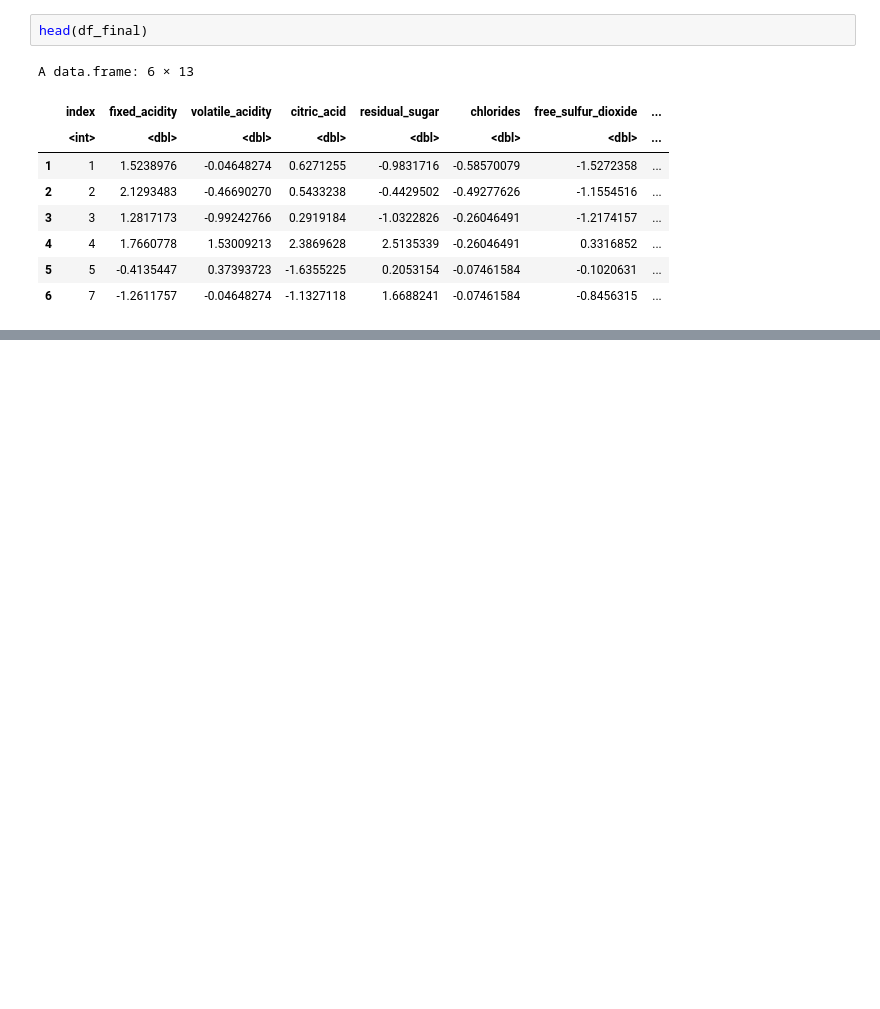
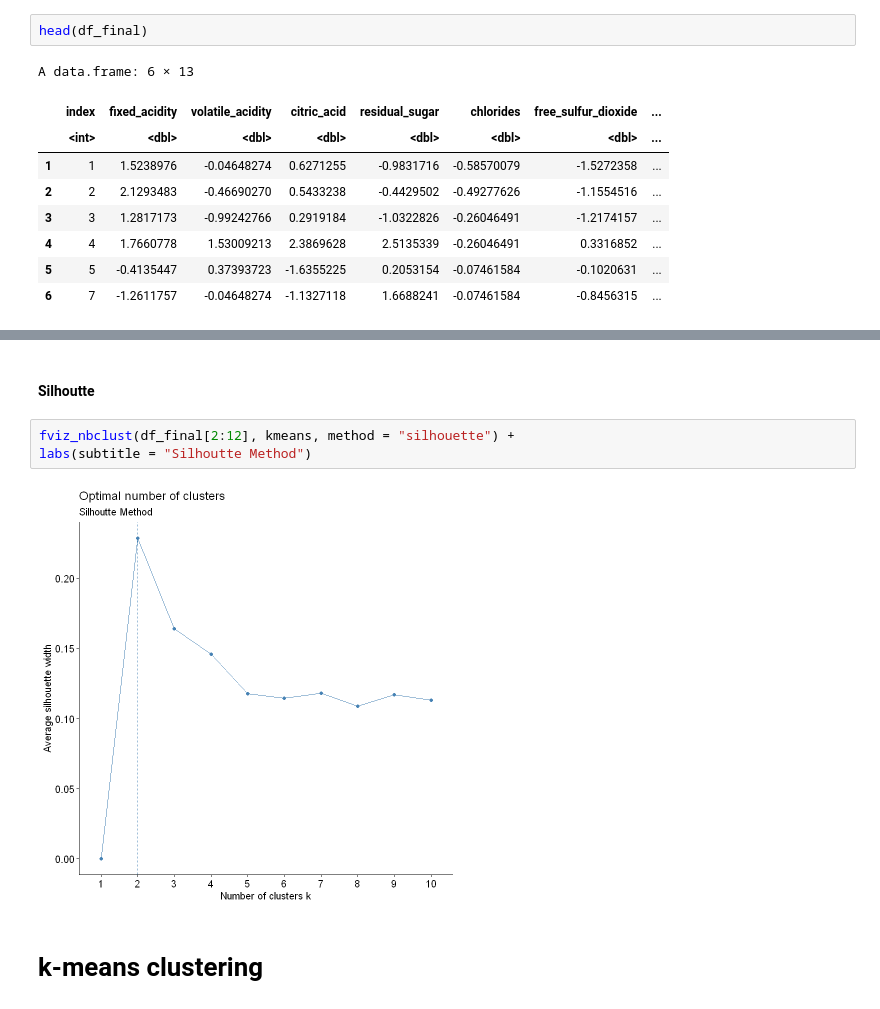
Before and after one commit to Saranga99/DM-ML, a Jupyter notebook: coursework/CW_Q1.ipynb, the cells around one changed output, grey strips where cells are left out. Drawn from its saved outputs; the diff is of its cells as text; blank space fills up the shorter version.

```diff
--- a/coursework/CW_Q1.ipynb
+++ b/coursework/CW_Q1.ipynb
@@ -253,0 +364,9 @@ A data.frame: 6 × 13
+# %% [markdown]
+#### Silhoutte
+# %%
+fviz_nbclust(df_final[2:12], kmeans, method = "silhouette") +
+labs(subtitle = "Silhoutte Method")
+# %% [output]
+[figure, added]
+# %% [markdown]
+# k-means clustering
```
Also changed, not shown: parts of 22 cells of this notebook, 1 other file.
